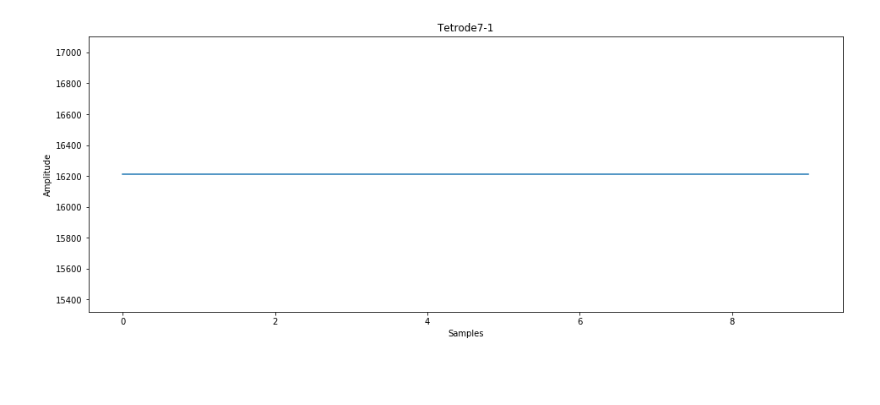
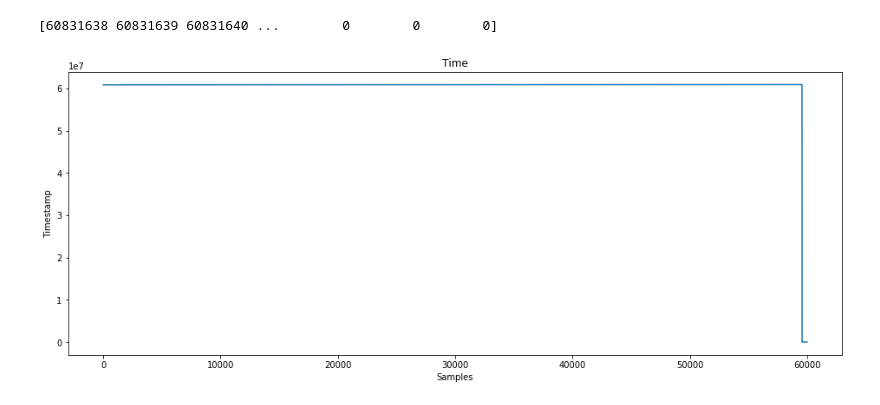
Before and after one commit to VH-Lab/NDI-python, a Jupyter notebook: example/Spike Extraction.ipynb, the cells around one changed output. Drawn from its saved outputs; the diff is of its cells as text; code cells hidden in the pictures; blank space fills up the shorter version.

```diff
--- a/example/Spike Extraction.ipynb
+++ b/example/Spike Extraction.ipynb
@@ -37,15 +37,17 @@ probe = my_experiment.get_probes(name='Tetrode7', type=ChannelType.analog_in, re
 # %%
 # Read in associated data
 timestamps, probe_data = daq_system.read_channels(ChannelType.analog_in, [probe])
+print(timestamps)
 # Show timestamp data
 matplotlib.pyplot.figure(figsize=(16,6))
-matplotlib.pyplot.plot(timestamps[10:20])
-matplotlib.pyplot.title('Tetrode7-1')
+matplotlib.pyplot.plot(timestamps)
+matplotlib.pyplot.title('Time')
 matplotlib.pyplot.xlabel('Samples')
-matplotlib.pyplot.ylabel('Amplitude')
+matplotlib.pyplot.ylabel('Timestamp')
 matplotlib.pyplot.show()
 # %% [output]
+[60831638 60831639 60831640 ...        0        0        0]
-[figure, old version]
+[figure, new version]
 # %%
 # Show raw probe data
 matplotlib.pyplot.figure(figsize=(16,6))
```
Also changed, not shown: parts of 3 cells of this notebook, 1 other file.
